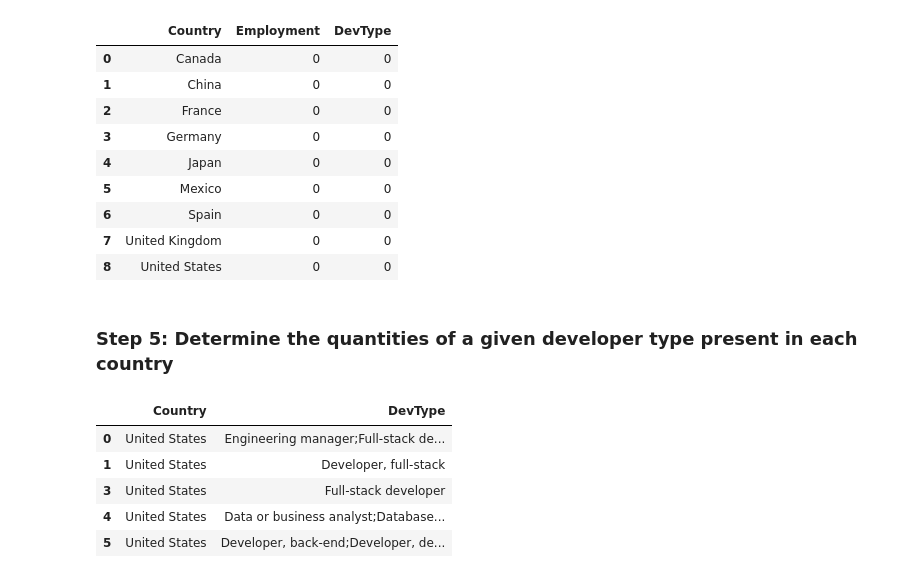
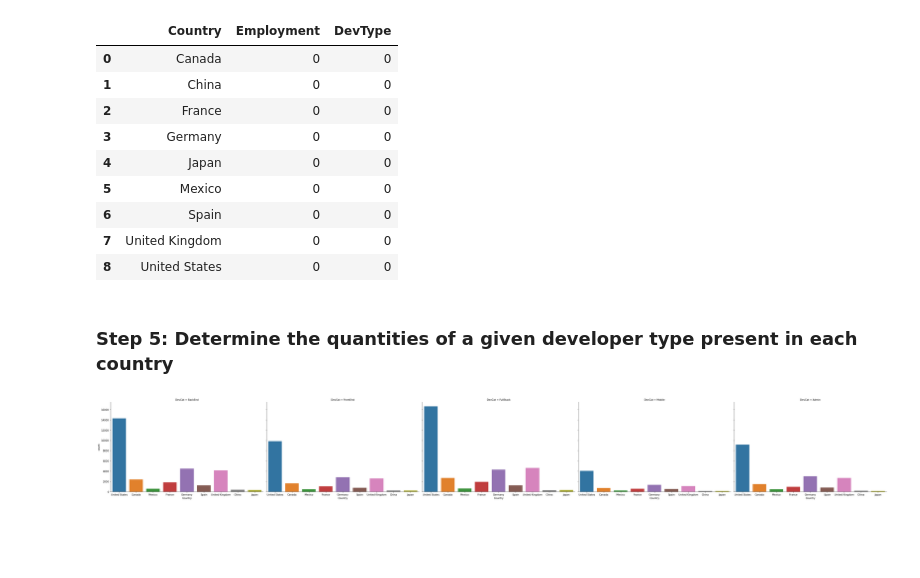
Before and after one commit to roberthallds/stack-overflow-data-cleaning, a Jupyter notebook: project.ipynb, the cells around one changed output. Drawn from its saved outputs; the diff is of its cells as text; code cells hidden in the pictures; blank space fills up the shorter version.

```diff
--- a/project.ipynb
+++ b/project.ipynb
@@ -212,20 +212,33 @@ data[['Employment', 'DevType']].isnull().groupby(data['Country']).sum().reset_in
 | 8 | United States | 0 | 0 |
 # %% [markdown]
 ### Step 5: Determine the quantities of a given developer type present in each country
-# %%
-# create an isolated dataframe with only the necessary data for this task
-dev_data = data[['Country', 'DevType']]
-dev_data.head()
-# %% [output]
-|  | Country | DevType |
-| 0 | United States | Engineering manager;Full-stack de... |
-| 1 | United States | Developer, full-stack |
-| 3 | United States | Full-stack developer |
-| 4 | United States | Data or business analyst;Database... |
-| 5 | United States | Developer, back-end;Developer, de... |
 # %%
+# create an isolated dataframe with only the necessary data for this task
+dev_data = data[['Country', 'DevType']].copy()
+dev_data.head()
+
+# create boolean features for each developer type
 dev_data.loc[dev_data['DevType'].str.contains('back-end'), 'BackEnd'] = True
 dev_data.loc[dev_data['DevType'].str.contains('front-end'), 'FrontEnd'] = True
 dev_data.loc[dev_data['DevType'].str.contains('full-stack'), 'FullStack'] = True
 dev_data.loc[dev_data['DevType'].str.contains('mobile'), 'Mobile'] = True
 dev_data.loc[dev_data['DevType'].str.contains('administrator'), 'Admin'] = True
+
+dev_data = dev_data.melt(id_vars=['Country'],
+                         value_vars=['BackEnd',
+                                     'FrontEnd',
+                                     'FullStack',
+                                     'Mobile',
+                                     'Admin'],
+                         var_name='DevCat',
+                         value_name='DevFlag')
+
+# drop null values (irrelevant to visualizing)
+dev_data.dropna(how='any', inplace=True)
+
+# plot data
+devFig = sns.catplot(x="Country", col="DevCat",
+                     data=dev_data, kind="count",
+                     height=6, aspect=1.5)
+# %% [output]
+[figure, added]
```
Also changed, not shown: parts of 2 cells of this notebook.
